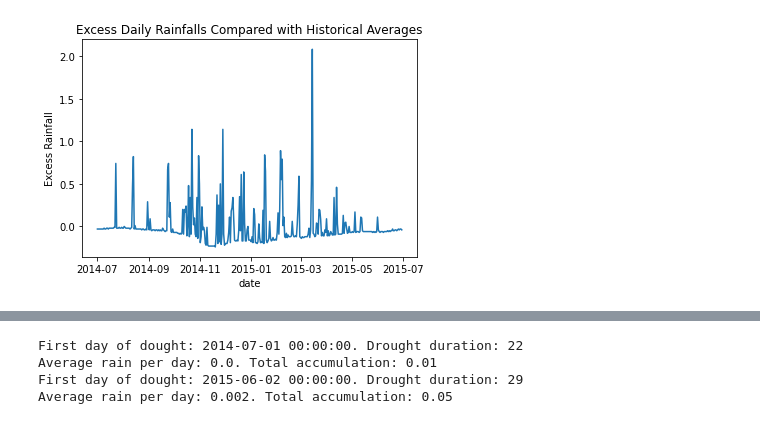
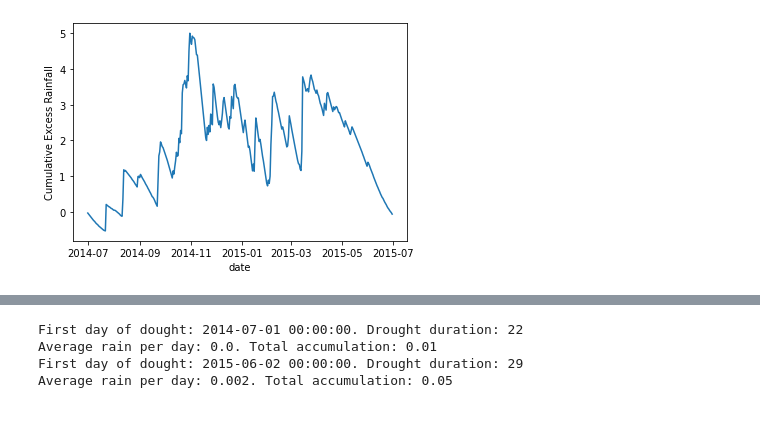
Before and after one commit to nhanle83/Seattle-Rainfalls, a Jupyter notebook: Excess_Rainfall_in_Seattle_2014_2015.ipynb, the cells around one changed output, grey strips where cells are left out. Cells and saved outputs as stored; diff of their text form; code cells hidden in the pictures.

```diff
--- a/Excess_Rainfall_in_Seattle_2014_2015.ipynb
+++ b/Excess_Rainfall_in_Seattle_2014_2015.ipynb
@@ -9,0 +85,5 @@ pd.options.mode.chained_assignment = None  # default='warn'
+# %%
+# Compute the centered 7-day rolling mean for 'actual_preciptation'
+rain['daily_rain_7d'] = rain['actual_precipitation'].rolling(7, center=True).mean()
+rain['daily_rain_30d'] = rain['actual_precipitation'].rolling(30, center=True).mean()
+g1_1=sns.lineplot(data = rain[['daily_rain_30d','daily_rain_7d', 'average_precipitation']])
@@ -65,6 +287,4 @@ files.download("fig2.png")
 # %%
-# time series for excess rainfalls
-sns.lineplot(y='Excess Rainfall', x='date', data = rain).set_title("Excess Daily Rainfalls Compared with Historical Averages")
-plt.savefig("fig3.png")
-files.download("fig3.png")
+
+g3=sns.lineplot(y='Cumulative Excess Rainfall', x='date', data = rain)
 # %% [output]
@@ -73 +291 @@ files.download("fig3.png")
-[figure, old version]
+[figure, new version]
```
Also changed, not shown: parts of 34 cells of this notebook.
